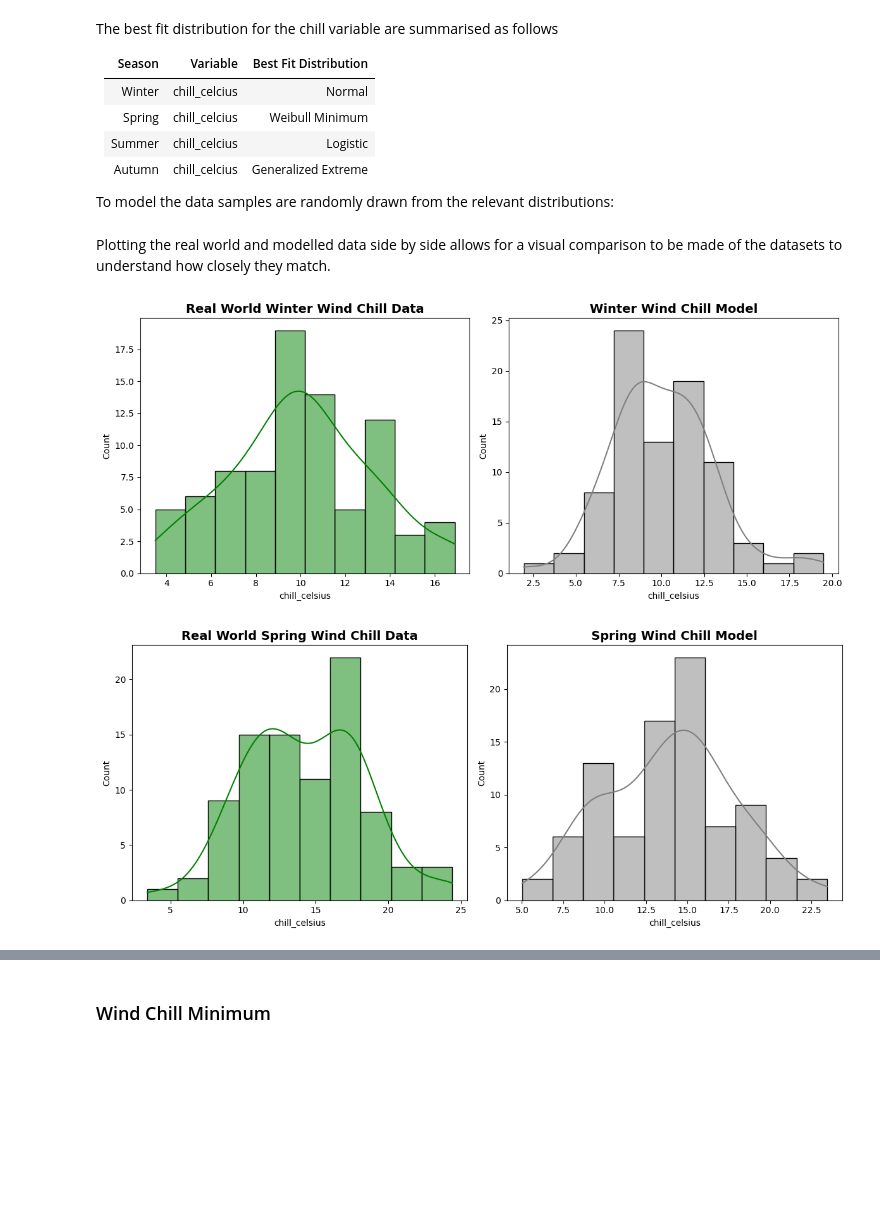
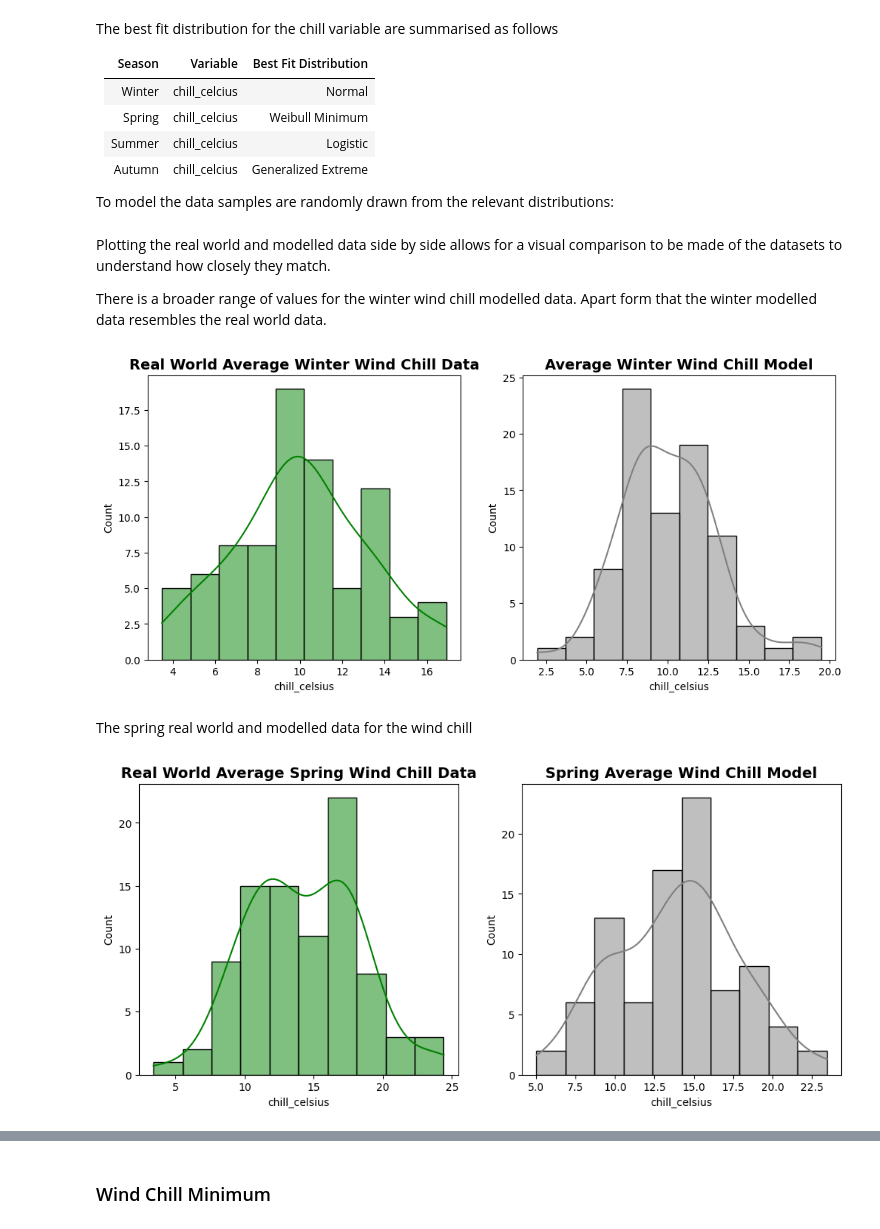
Before and after one commit to humphs078/ProgrammingforDataAnalysisAssignment_1, a Jupyter notebook: submission_notebook.ipynb, the cells around one changed output, grey strips where cells are left out. Saved outputs shown, nothing was run; the diff lists cells and outputs as text; code cells hidden in the pictures; blank space fills up the shorter version.

```diff
--- a/submission_notebook.ipynb
+++ b/submission_notebook.ipynb
@@ -1027,26 +1027,30 @@ summer_chill_model = logistic.rvs(23.150621106400116, 1.7432552219796873, size =
 autumn_chill_model = genextreme.rvs(0.26935763218112546, 19.54692673249385, 4.842580970620443, size = autumn_rows)
 # %% [markdown]
 Plotting the real world and modelled data side by side allows for a visual comparison to be made of the datasets to understand how closely they match.
+
+There is a broader range of values for the winter wind chill modelled data. Apart form that the winter modelled data resembles the real world data.
 # %%
 # Create an empty plot.
 fig, (ax1, ax2) = plt.subplots(1, 2, figsize=(12,5))
-sns.histplot(winter['chill_celsius'], color='green', kde=True, ax=ax1, bins=10).set_title('Real World Winter Wind Chill Data', color='black', size=14, weight='bold')
-sns.histplot(winter_chill_model, color='grey', kde=True, ax=ax2, bins=10).set_title('Winter Wind Chill Model', color='black', size=14, weight='bold')
+sns.histplot(winter['chill_celsius'], color='green', kde=True, ax=ax1, bins=10).set_title('Real World Average Winter Wind Chill Data', color='black', size=14, weight='bold')
+sns.histplot(winter_chill_model, color='grey', kde=True, ax=ax2, bins=10).set_title('Average Winter Wind Chill Model', color='black', size=14, weight='bold')
 ax2.set(xlabel='chill_celsius')
 
 plt.show()
 # %% [output]
-[figure, old version]
+[figure, new version]
+# %% [markdown]
+The spring real world and modelled data for the wind chill
 # %%
 # Create an empty plot.
 fig, (ax1, ax2) = plt.subplots(1, 2, figsize=(12,5))
-sns.histplot(spring['chill_celsius'], color='green', kde=True, ax=ax1, bins=10).set_title('Real World Spring Wind Chill Data', color='black', size=14, weight='bold')
-sns.histplot(spring_chill_model, color='grey', kde=True, ax=ax2, bins=10).set_title('Spring Wind Chill Model', color='black', size=14, weight='bold')
+sns.histplot(spring['chill_celsius'], color='green', kde=True, ax=ax1, bins=10).set_title('Real World Average Spring Wind Chill Data', color='black', size=14, weight='bold')
+sns.histplot(spring_chill_model, color='grey', kde=True, ax=ax2, bins=10).set_title('Spring Average Wind Chill Model', color='black', size=14, weight='bold')
 ax2.set(xlabel='chill_celsius')
 
 plt.show()
 # %% [output]
-[figure, old version]
+[figure, new version]
 # %%
 # Create an empty plot.
 fig, (ax1, ax2) = plt.subplots(1, 2, figsize=(12,5))
```
Also changed, not shown: parts of 14 cells of this notebook.
